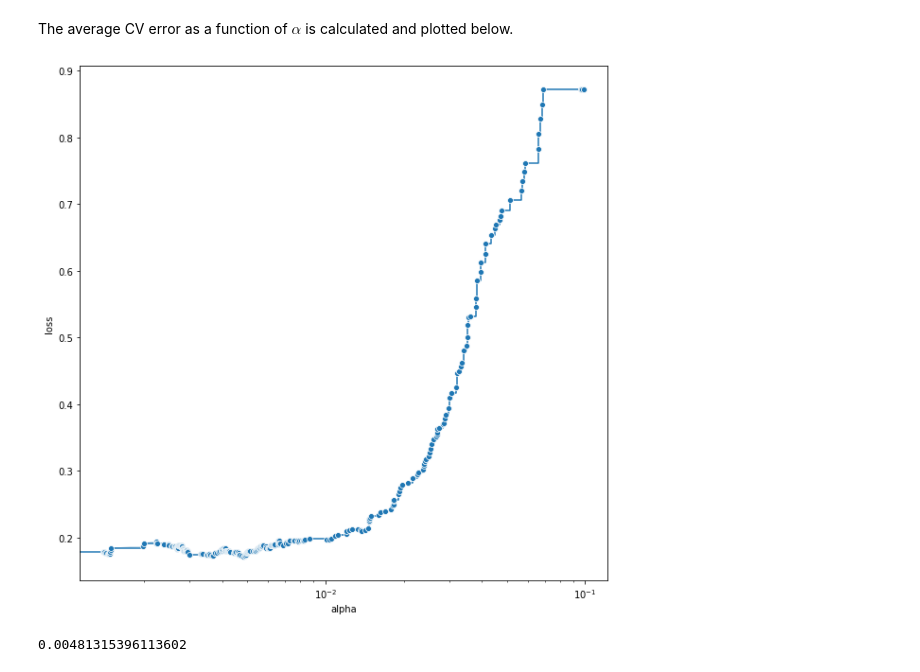
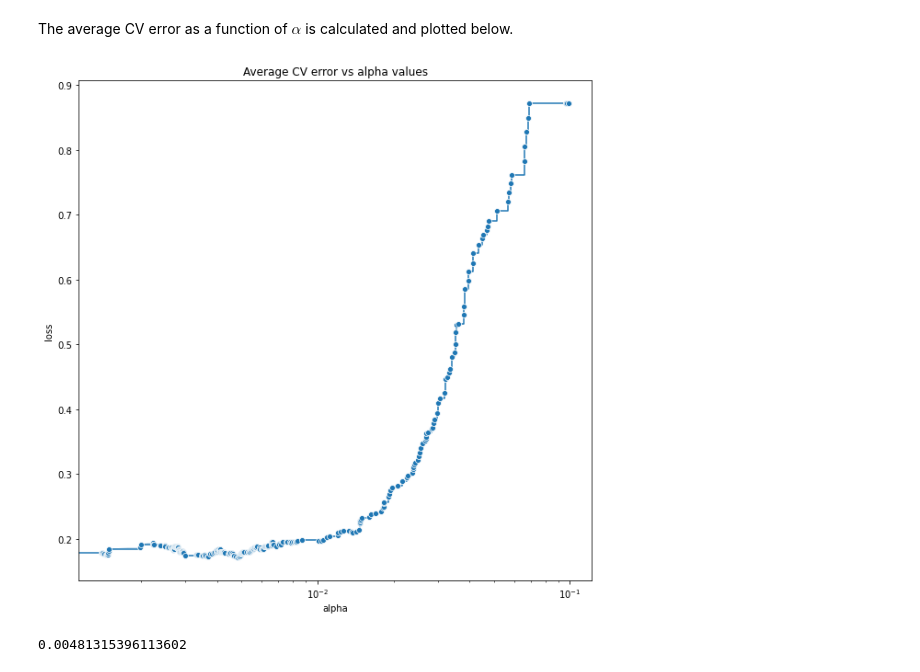
Before and after one commit to xujustinj/pokemon-type-classification, a Jupyter notebook: Build_Decision_Tree.ipynb, the cells around one changed output. Saved outputs shown, nothing was run; the diff lists cells and outputs as text; code cells hidden in the pictures.

```diff
--- a/Build_Decision_Tree.ipynb
+++ b/Build_Decision_Tree.ipynb
@@ -79,7 +80,6 @@ Plotting the decision tree to check how it looks like
 tree.plot_tree(clf_full,
                filled=True,
                feature_names=ct.get_feature_names_out())
-plt.rcParams['figure.figsize'] = [200, 200]
 plt.show()
 # %% [output]
 [figure]
@@ -186,34 +187,35 @@ def step_fun(x, x_step, y_step):
             larges value of `x_step` which is less than or equal to `x`.
     """
     y = np.empty_like(x)
     ids = x < x_step[-1]
     y[ids] = y_step[np.searchsorted(x_step, x[ids], side="right")]
     y[~ids] = y_step[-1]
     return y
 
 
 # full sequence of alphas
 alpha_seq = np.sort(np.concatenate(
     [cv_loss[i]["alpha"] for i in np.arange(n_folds)]))
 
 # corresponding cv error
 loss_seq = [step_fun(alpha_seq,
           x_step=cv_loss[i]["alpha"],
           y_step=cv_loss[i]["loss"])
  for i in np.arange(n_folds)]
 loss_seq = np.stack(loss_seq, axis=-1)
 loss_seq = np.mean(loss_seq, axis=1)
 
 sns.lineplot(
     data={"alpha": alpha_seq, "loss": loss_seq},
     x="alpha",
     y="loss",
     marker="o",
     drawstyle="steps-post"
 )
+plt.title("Average CV error vs alpha values")
 plt.xscale("log")
 # %% [output]
-[figure, old version]
+[figure, new version]
 # %%
 alpha_cv = alpha_seq[np.argmin(loss_seq)]  # selected value of alpha
 print(alpha_cv)
```
Also changed, not shown: parts of 3 cells of this notebook, 1 other file.
